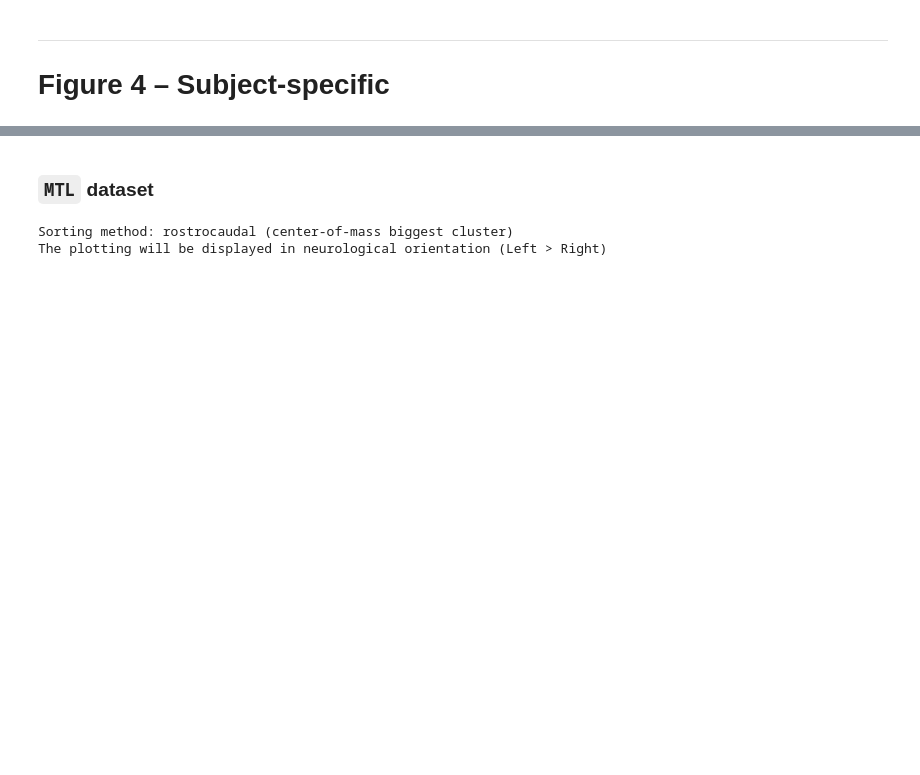
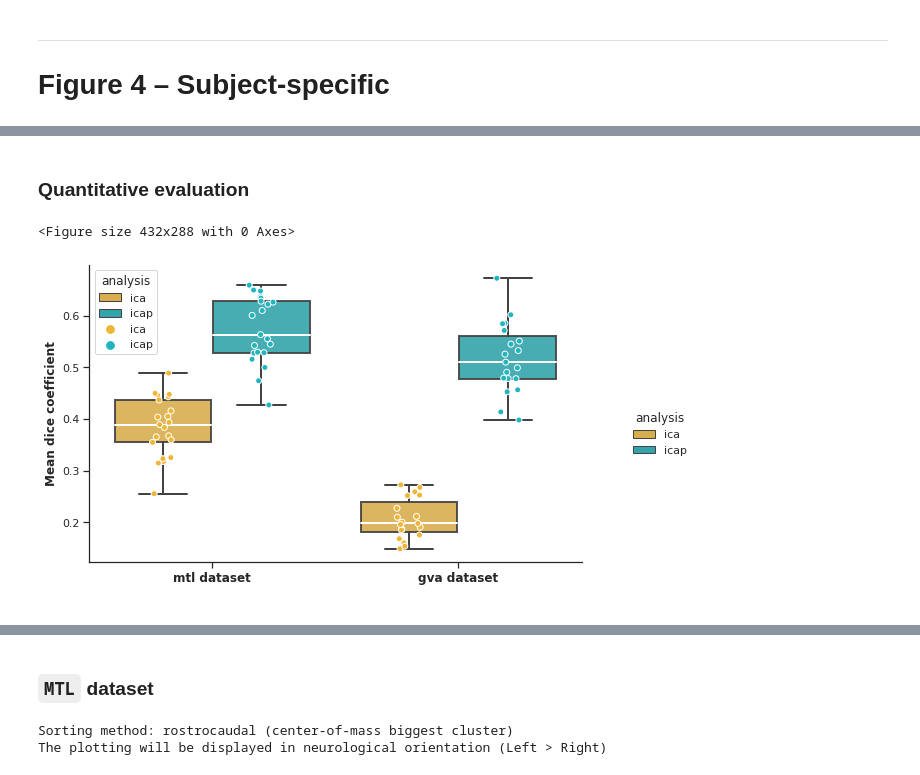
Before and after one commit to NawalK/hc_project_analyses, a Jupyter notebook: notebook/analysis_spine_only_paper_stats.ipynb, the cells around one changed output, grey strips where cells are left out. Drawn from its saved outputs; the diff is of its cells as text; code cells hidden in the pictures; blank space fills up the shorter version.

```diff
--- a/notebook/analysis_spine_only_paper_stats.ipynb
+++ b/notebook/analysis_spine_only_paper_stats.ipynb
@@ -485,0 +571,18 @@ The plotting will be displayed in neurological orientation (Left > Right)
+# %%
+perm_filename=config["main_dir"] + config["output_dir"] + "individual_analyses/dice_indiv_Indiv.csv"#perm_df_paper_10sub.csv"
+perm_dataframe=pd.read_csv(perm_filename,delimiter=" ")
+dataframe=pd.read_csv(perm_filename,delimiter=" ")
+# %%
+dataframe_gva_ica=dataframe[(dataframe["analysis"]=="ica") & (dataframe["dataset"]=="gva")]
+dataframe_gva_icap=dataframe[(dataframe["analysis"]=="icap") & (dataframe["dataset"]=="gva")]
+dataframe_mtl_ica=dataframe[(dataframe["analysis"]=="ica") & (dataframe["dataset"]=="mtl")]
+dataframe_mtl_icap=dataframe[(dataframe["analysis"]=="icap") & (dataframe["dataset"]=="mtl")]
+
+
+# Add column with both dataset and methods
+dataframe['analysis_dataset'] = dataframe.apply(lambda _: '', axis=1)
+for values,index in dataframe.iterrows():#iteritems():
+    for method in ["ica","icap"]:
+        for dataset in ["gva","mtl"]:
+            if dataframe["analysis"][values] == method and dataframe["dataset"][values] ==dataset:
+                dataframe["analysis_dataset"][values]= str(method + "_"+  dataset)
@@ -485,0 +610,22 @@ The plotting will be displayed in neurological orientation (Left > Right)
+# %% [markdown]
+### Quantitative evaluation
+# %%
+sns.set(style="ticks",  font='sans-serif')
+colors=["#72ac3bff","#72ac3bff"]
+fig = plt.figure()
+
+colors=['#efb537','#20b5bf'] #'#273248'
+sns.set(style="ticks",  font='sans-serif')
+g=sns.catplot(y="Dice",x="dataset",data=dataframe, kind="box", hue="analysis", legend=True, legend_out=True,
+             linewidth=2,medianprops=dict(color="white"),palette=colors,
+              boxprops=dict(alpha=.9),fliersize=0, aspect=1) #fliersize=0)
+g.fig.set_size_inches(10,5)
+
+sns.stripplot(x="dataset", y="Dice",data=dataframe, hue="analysis",
+             size=6, palette=colors, linewidth=1,edgecolor='white',dodge=True)
+
+g.set_axis_labels(" ", "Mean dice coefficient",fontsize=12, fontweight='bold')
+g.set_xticklabels(["mtl dataset","gva dataset"],weight='bold',fontsize=12);
+# %% [output]
+<Figure size 432x288 with 0 Axes>
+[figure, added]
```
Also changed, not shown: parts of 16 cells of this notebook, 6 other files.
